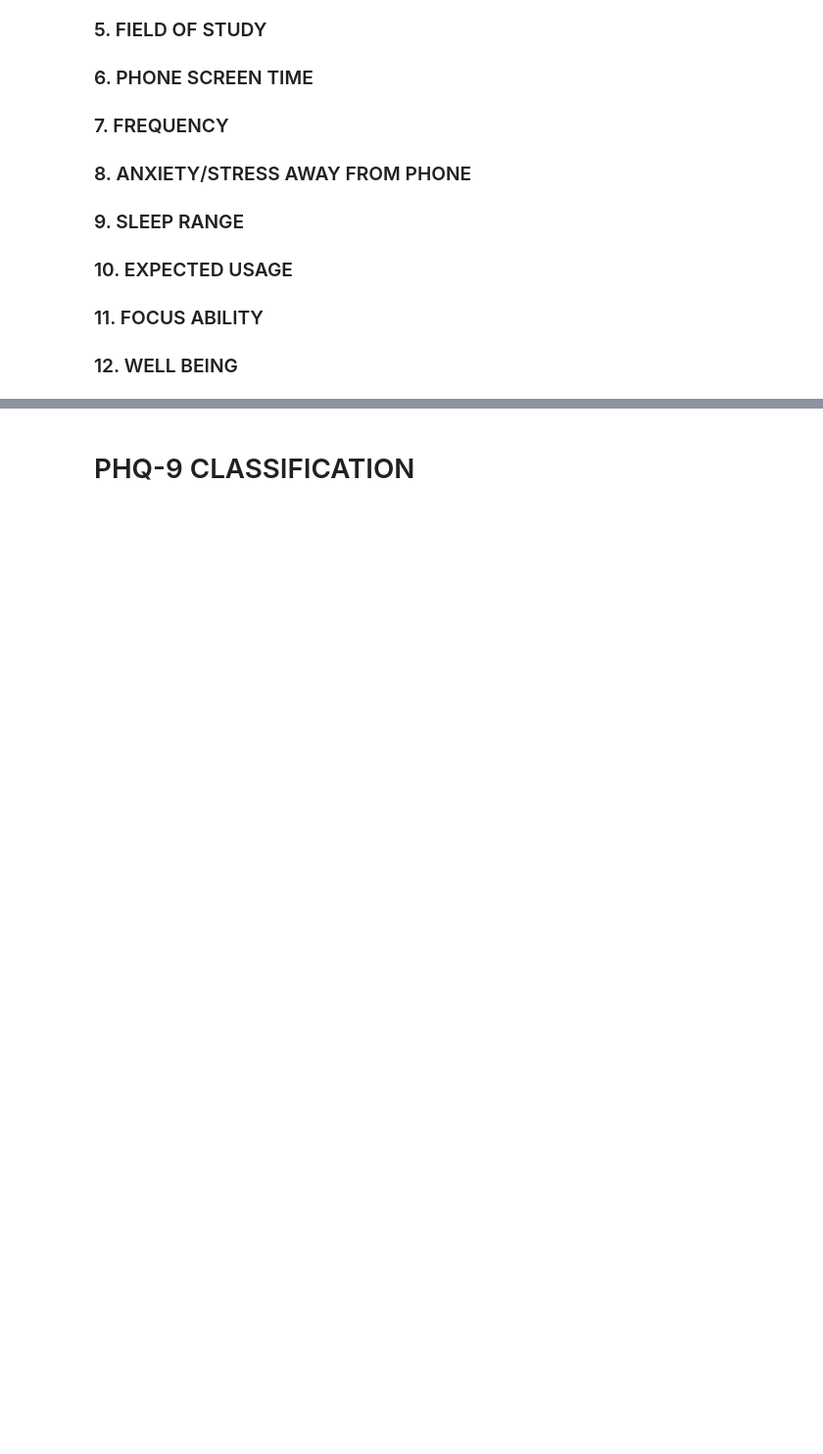
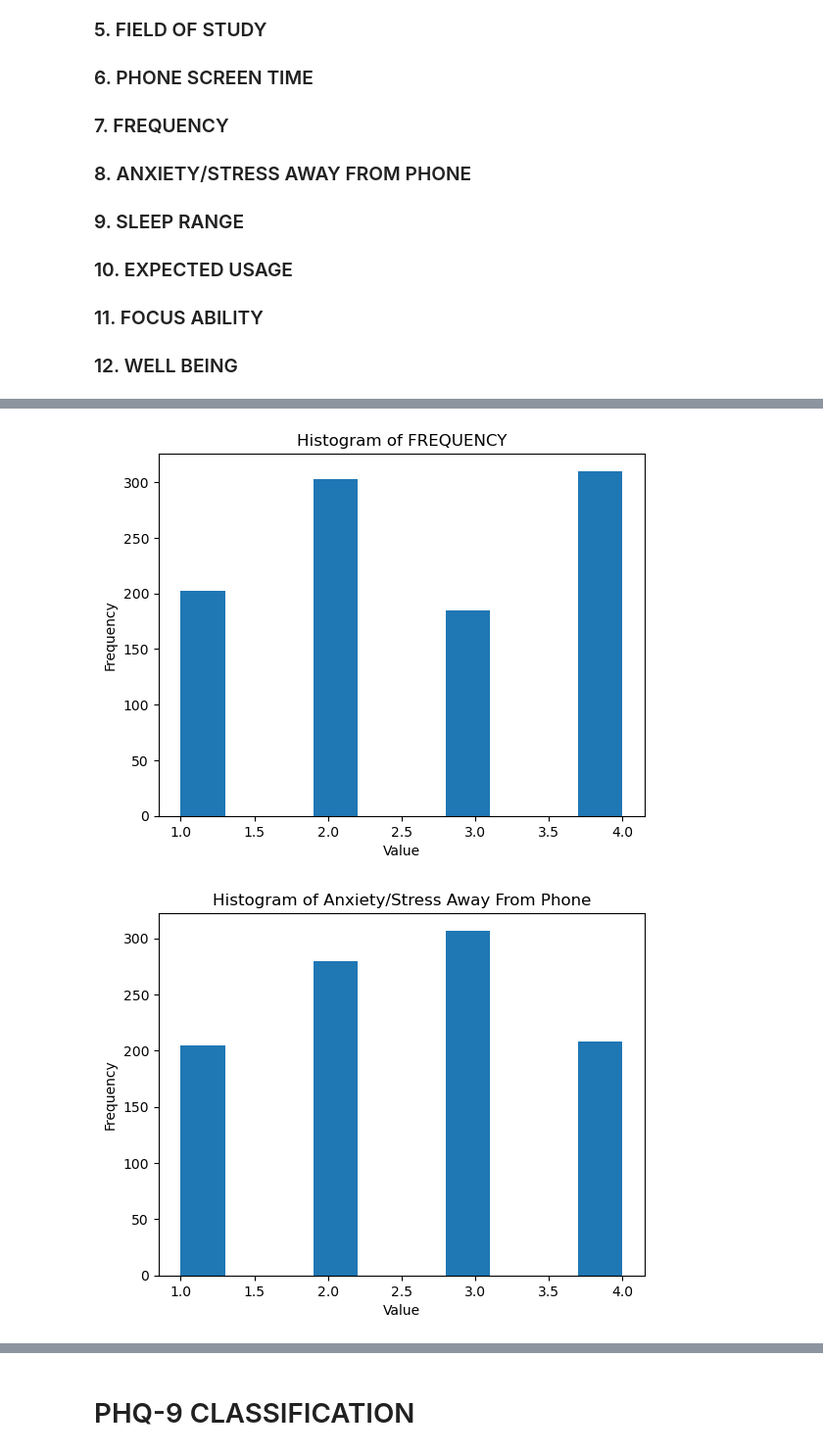
Before and after one commit to Brainskull24/Heal.ai, a Jupyter notebook: Heal.ai.ipynb, the cells around one changed output, grey strips where cells are left out. Shown at 98% size. Cells and saved outputs as stored; diff of their text form; code cells hidden in the pictures; blank space fills up the shorter version.

```diff
--- a/Heal.ai.ipynb
+++ b/Heal.ai.ipynb
@@ -226,0 +192,4 @@ sas_df
+# %%
+df = df[['NAME', 'AGE', 'GENDER','PHONE SCREEN TIME', 'FREQUENCY','Anxiety/Stress Away From Phone', 'Feeling Without Phone',
+       'SOCIAL ENGAGEMENT','Reduction Success','Focus Ability', 'Phone Impact on Lifestyle','sleep time']]
+df
@@ -226,0 +277,10 @@ sas_df
+# %%
+# Define attribute names
+attribute_names = ['FREQUENCY', 'Anxiety/Stress Away From Phone', 'Feeling Without Phone',
+                   'SOCIAL ENGAGEMENT', 'Reduction Success', 'Focus Ability',
+                   'Phone Impact on Lifestyle', 'sleep time']
+
+# Create a new column 'SUM' containing the sum of all values in each row
+df['SUM'] = df[attribute_names].sum(axis=1)
+
+df
@@ -226,0 +340,55 @@ sas_df
+# %%
+import numpy as np
+import matplotlib.pyplot as plt
+
+# Define attribute names
+attributes = ['FREQUENCY', 'Anxiety/Stress Away From Phone', 'Feeling Without Phone',
+              'SOCIAL ENGAGEMENT', 'Reduction Success', 'Focus Ability',
+              'Phone Impact on Lifestyle', 'sleep time']
+
+# Compute descriptive statistics
+mean_values = df[attributes].mean()
+median_values = df[attributes].median()
+std_deviation = df[attributes].std()
+min_values = df[attributes].min()
+max_values = df[attributes].max()
+quantiles = df[attributes].quantile([0.25, 0.5, 0.75])
+skewness = df[attributes].skew()
+kurtosis = df[attributes].kurt()
+variance = np.var(df[attributes], axis=0, ddof=1)
+
+# Plot histograms
+for column in attributes:
+    plt.hist(df[column], bins=10)
+    plt.title(f'Histogram of {column}')
+    plt.xlabel('Value')
+    plt.ylabel('Frequency')
+    plt.show()
+
+# Compute correlation matrix
+correlation_matrix = df[attributes].corr()
+
+# Print descriptive statistics
+print("Mean Values:")
+print(mean_values)
+print("\nMedian Values:")
+print(median_values)
+print("\nMinimum Values:")
+print(min_values)
+print("\nMaximum Values:")
+print(max_values)
+print("\nQuantiles:")
+print(quantiles)
+print("\nCorrelation Matrix:")
+print(correlation_matrix)
+print("\nSkewness:")
+print(skewness)
+print("\nKurtosis:")
+print(kurtosis)
+print("\nStandard Deviation:")
+print(std_deviation)
+print("\nVariance:")
+print(variance)
+# %% [output]
+[figure, added]
+[figure, added]
```
Also changed, not shown: parts of 21 cells of this notebook, 3 other files.
